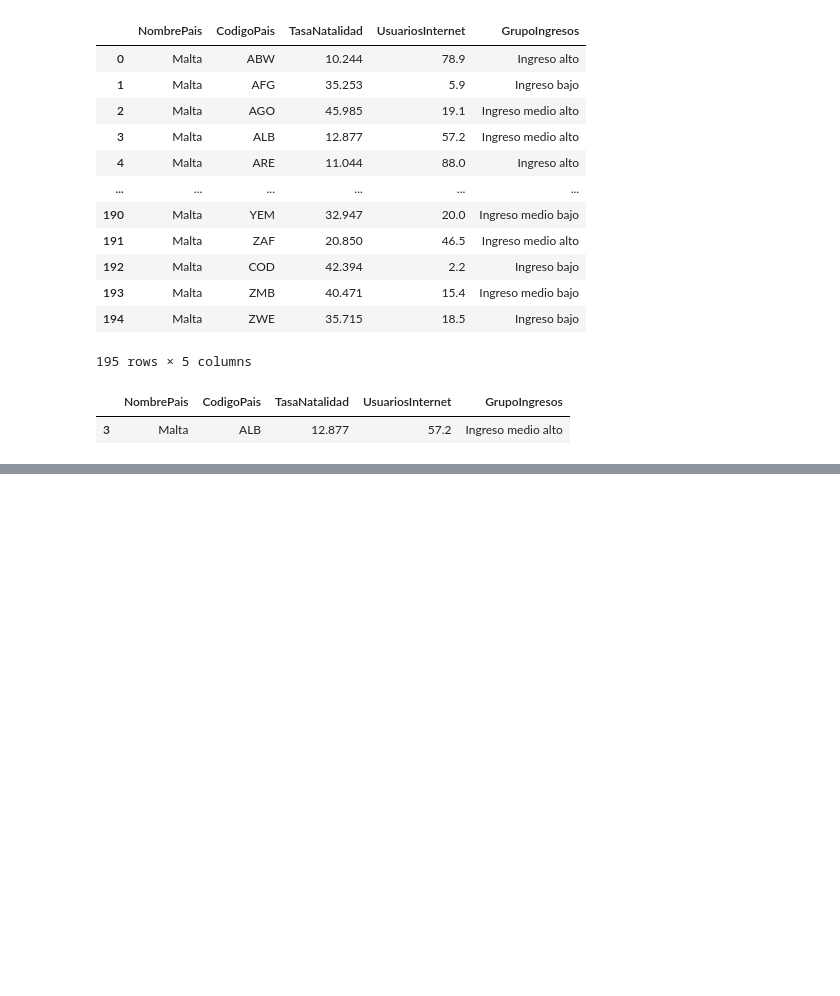
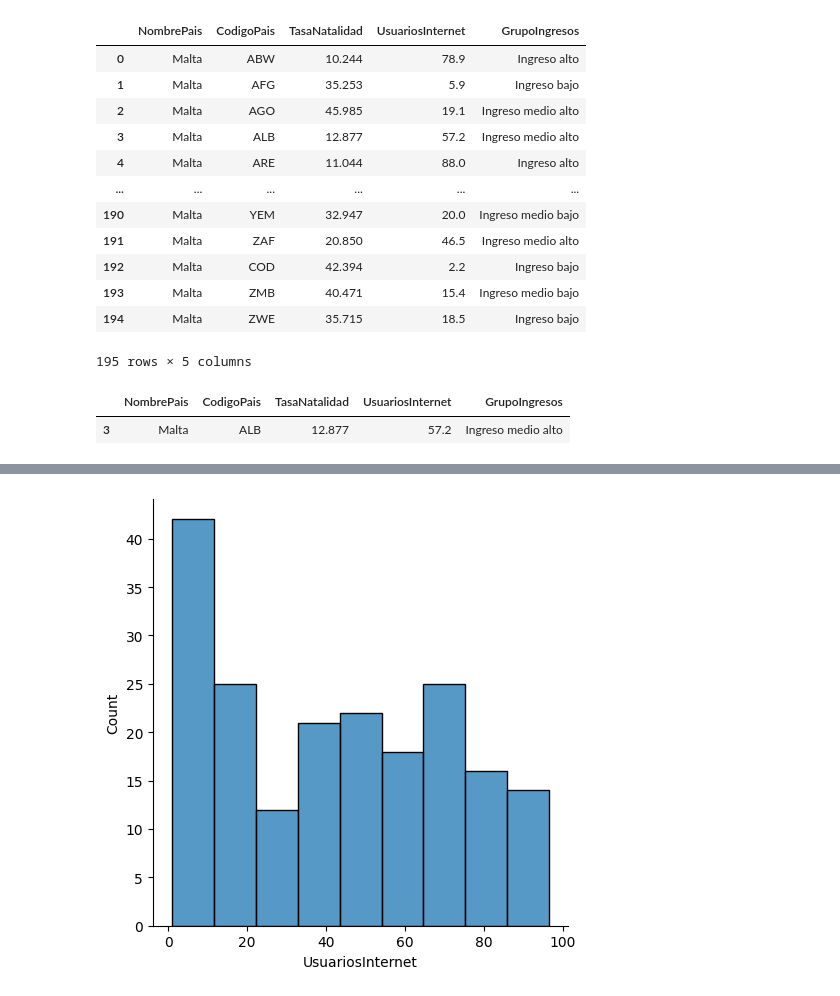
Before and after one commit to Marru73/Ejercicios-Python, a Jupyter notebook: CERTIFICADO IBM/Data_Science.ipynb, the cells around one changed output, grey strips where cells are left out. Cells and saved outputs as stored; diff of their text form; code cells hidden in the pictures; blank space fills up the shorter version.

```diff
--- a/CERTIFICADO IBM/Data_Science.ipynb
+++ b/CERTIFICADO IBM/Data_Science.ipynb
@@ -608,0 +668,7 @@ datos[datos.CodigoPais == 'ALB']
+# %%
+import matplotlib.pyplot as plt
+import seaborn as sns
+%matplotlib inline
+plt.rcParams['figure.figsize'] = 10,4
+import warnings
+warnings.filterwarnings('ignore')
@@ -608,0 +684,5 @@ datos[datos.CodigoPais == 'ALB']
+# %%
+# Distribución
+vis1 = sns.displot(datos['UsuariosInternet'])
+# %% [output]
+[figure, added]
```
Also changed, not shown: parts of 23 cells of this notebook, 1 other file.
